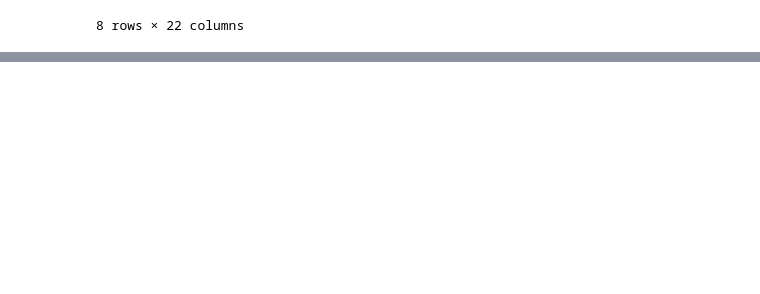
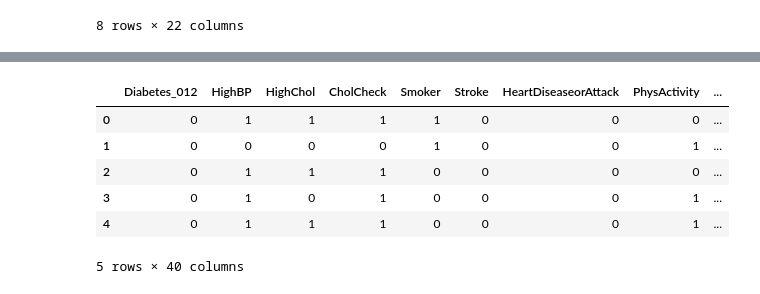
Before and after one commit to Vanshaj14Mohan/AIML-College, a Jupyter notebook: Assignment Six/main.ipynb, the cells around one changed output, grey strips where cells are left out. Cells and saved outputs as stored; diff of their text form; code cells hidden in the pictures; blank space fills up the shorter version.

```diff
--- a/Assignment Six/main.ipynb
+++ b/Assignment Six/main.ipynb
@@ -110,0 +201,18 @@ df.describe()
+# %%
+Age=pd.get_dummies(x['Age'], drop_first=True)
+# %%
+Stroke=pd.get_dummies(x['Stroke'], drop_first=True)
+# %%
+Education=pd.get_dummies(x['Education'], drop_first=True)
+# %%
+x=pd.concat([x,Age,Stroke,Education], axis=1)
+# %%
+x.head()
+# %% [output]
+|  | Diabetes_012 | HighBP | HighChol | CholCheck | Smoker | Stroke | HeartDiseaseorAttack | PhysActivity | ... |
+| 0 | 0 | 1 | 1 | 1 | 1 | 0 | 0 | 0 | ... |
+| 1 | 0 | 0 | 0 | 0 | 1 | 0 | 0 | 1 | ... |
+| 2 | 0 | 1 | 1 | 1 | 0 | 0 | 0 | 0 | ... |
+| 3 | 0 | 1 | 0 | 1 | 0 | 0 | 0 | 1 | ... |
+| 4 | 0 | 1 | 1 | 1 | 0 | 0 | 0 | 1 | ... |
+5 rows × 40 columns
```
Also changed, not shown: parts of 22 cells of this notebook.
